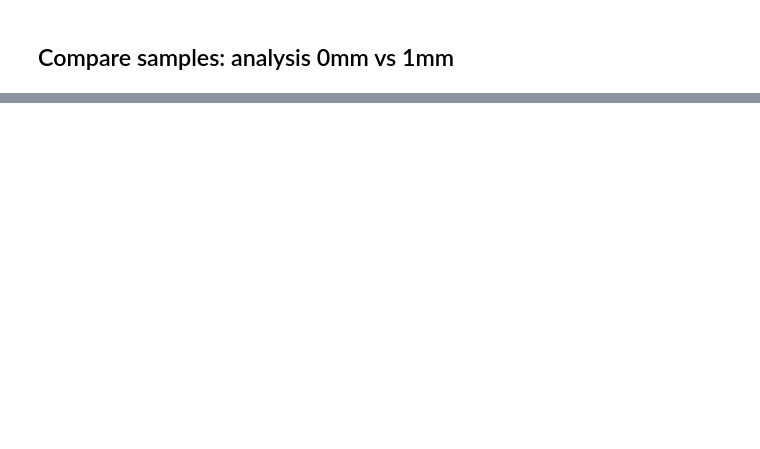
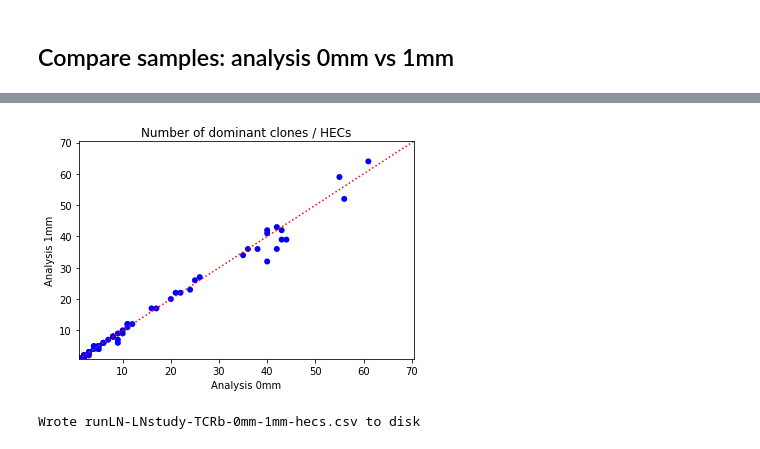
Before and after one commit to EDS-Bioinformatics-Laboratory/reseda, a Jupyter notebook: NOTEBOOKS/Compare0mmWith1mm.ipynb, the cells around one changed output, grey strips where cells are left out. Cells and saved outputs as stored; diff of their text form; code cells hidden in the pictures; blank space fills up the shorter version.

Commit message:
Jupyter notebook to compare analysis with and without mismatch in CDR3 extraction

```diff
--- a/NOTEBOOKS/Compare0mmWith1mm.ipynb
+++ b/NOTEBOOKS/Compare0mmWith1mm.ipynb
@@ -135,0 +142,11 @@ run248-r2-8854978-t0-IgM_S53 min max: 0.5 11.7647058824
+# %%
+hec_threshold = 0.5
+df_0mm_hecs = df_0mm[df_0mm['read_perc'] > hec_threshold]
+df_0mm_nr_hecs = df_0mm_hecs.groupby('Sample').agg({'Analysis': len})
+df_1mm_hecs = df_1mm[df_1mm['read_perc'] > hec_threshold]
+df_1mm_nr_hecs = df_1mm_hecs.groupby('Sample').agg({'Analysis': len})
+df_nr_hecs = pd.merge(df_0mm_nr_hecs, df_1mm_nr_hecs, how='outer', left_index=True, right_index=True)
+df_nr_hecs = df_nr_hecs.reset_index()
+df_nr_hecs["Difference"] = df_nr_hecs["Analysis_y"] - df_nr_hecs["Analysis_x"]
+
+df_nr_hecs
@@ -135,0 +172,21 @@ run248-r2-8854978-t0-IgM_S53 min max: 0.5 11.7647058824
+# %%
+the_minimum = min(min(df_nr_hecs['Analysis_x']), min(df_nr_hecs['Analysis_y'])) * 0.9
+the_maximum = max(max(df_nr_hecs['Analysis_x']), max(df_nr_hecs['Analysis_y'])) * 1.1
+fig = plt.figure()
+ax = plt.gca()
+ax.scatter(df_nr_hecs['Analysis_x'], df_nr_hecs['Analysis_y'], c='blue', edgecolors='none')
+ax.set_xlim([the_minimum, the_maximum])
+ax.set_ylim([the_minimum, the_maximum])
+ax.set_xlabel("Analysis 0mm")
+ax.set_ylabel("Analysis 1mm")
+ax.plot([the_minimum, the_maximum], [the_minimum, the_maximum], c='r', linestyle=":")
+plt.title('Number of dominant clones / HECs')
+fig.show()
+# %% [output]
+[figure, added]
+# %%
+outfile = "runLN-LNstudy-TCRb-0mm-1mm-hecs.csv"
+df_nr_hecs.to_csv(outfile)
+print("Wrote", outfile, "to disk")
+# %% [output]
+Wrote runLN-LNstudy-TCRb-0mm-1mm-hecs.csv to disk
```
Also changed, not shown: parts of 9 cells of this notebook.
